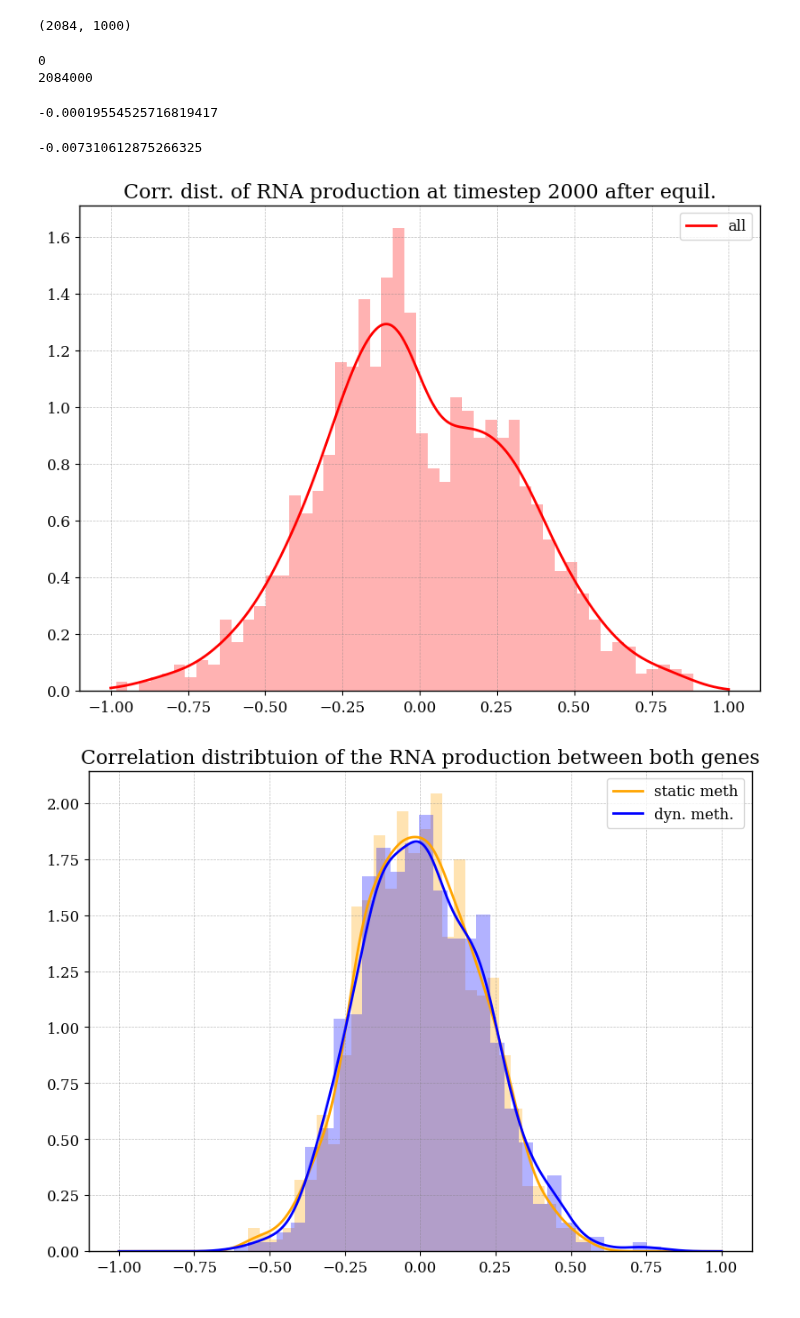
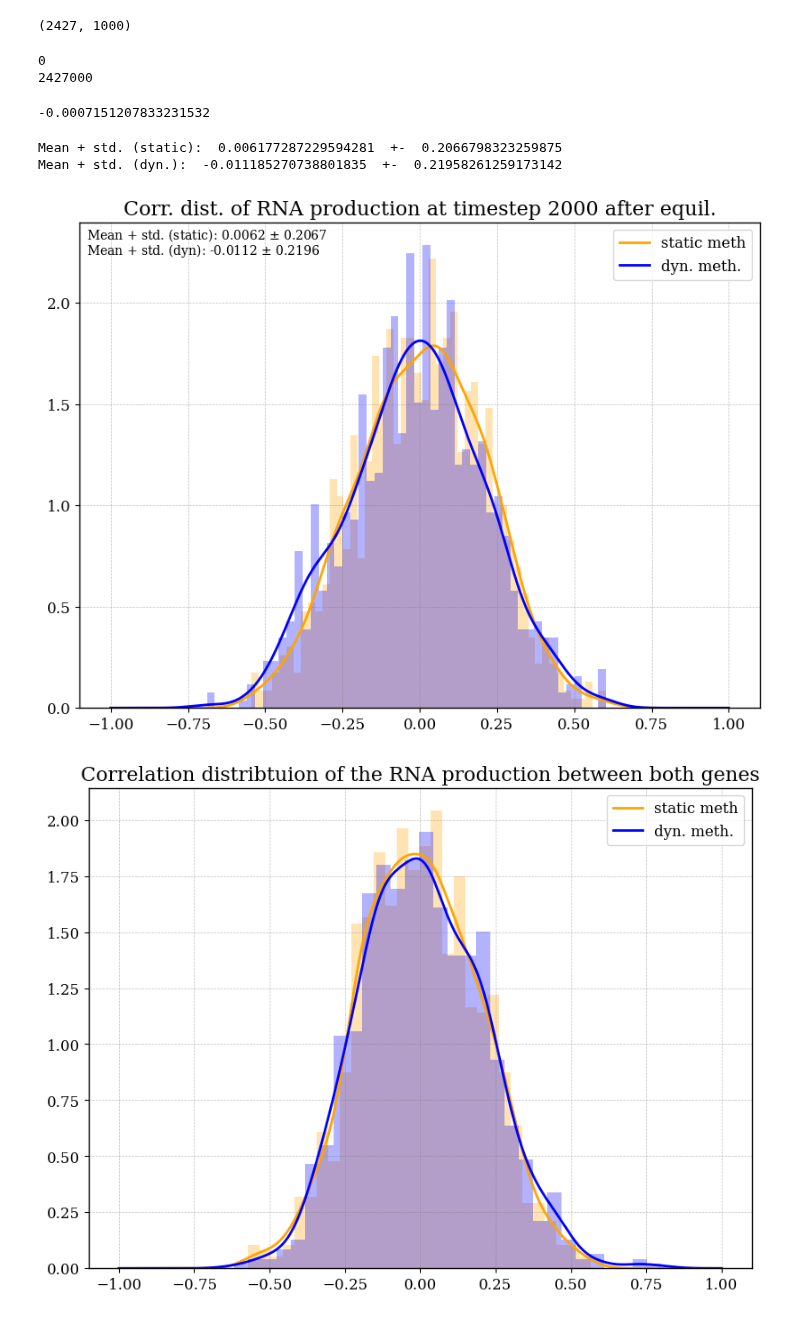
Before and after one commit to RicemanBoy/trafficRNA, a Jupyter notebook: trafficRNA.ipynb, the cells around one changed output. Cells and saved outputs as stored; diff of their text form; code cells hidden in the pictures.

```diff
--- a/trafficRNA.ipynb
+++ b/trafficRNA.ipynb
@@ -10,9 +10,9 @@ from utils.simulation import *
 # %%
 #Work here with the defined classes in simulation2.py
 
-n = 1
+n = 5
 
-p1, m_on, m_off = 0.01, 0.1, 0.1
+p1, m_on, m_off = 0.1, 0.01, 0.01
 
 # gene1 = gene(3, boxes, p1, p2)
 # gene2 = gene(3, boxes, p1, p2)
@@ -30,7 +30,7 @@ mod_corrx, mod_corrxm = corrx.T, corrxm.T
 
 np.shape(mod_corrx)  #          #timewindows x #shots
 # %% [output]
-(2084, 1000)
+(2427, 1000)
 # %%
 #Check for nan, no nan ==> notnice = 0
 
@@ -49,7 +49,7 @@ print(notnice)
 print(nice)
 # %% [output]
 0
-2084000
+2427000
 # %%
 avg_corr = 0
 for i in range(np.shape(mod_corrx)[0]):
@@ -66,42 +66,50 @@ avg_corr = avg_corr/np.shape(mod_corrx)[0]
 
 print(avg_corr)
 # %% [output]
--0.00019554525716819417
+-0.0007151207833231532
 # %%
 mod_corrx, mod_corrxm = corrx.T, corrxm.T
 
 time = 2000
 
 corr1 = mod_corrx[:][time]
 corrm1 = mod_corrxm[:][time]
 
 hmm_corr1 = [i for i in corr1 if np.abs(i)>0]
 hmm_corrm1 = [i for i in corrm1 if np.abs(i)>0]
 
-print(np.mean(hmm_corr1+hmm_corrm1))
+m1, std1 = np.mean(hmm_corr1), np.std(hmm_corr1)
+print("Mean + std. (static): ", m1, " +- ", std1)
+
+m2, std2 = np.mean(hmm_corrm1), np.std(hmm_corrm1)
+print("Mean + std. (dyn.): ", m2, " +- ", std2)
 
 kde = stats.gaussian_kde(hmm_corr1)
 
 kde_m = stats.gaussian_kde(hmm_corrm1)
 
 xx = np.linspace(-1,1, 1000)
 fig, ax = plt.subplots(figsize=(8,6))
 
-# ax.hist(hmm_corr1, density=True, bins=50, alpha=0.3, color="orange")
-# ax.hist(hmm_corrm1, density=True, bins=50, alpha=0.3, color="blue")
-# ax.plot(xx, kde(xx), label="static meth", color="orange")
-# ax.plot(xx, kde_m(xx), label="dyn. meth.", color="blue")
+ax.hist(hmm_corr1, density=True, bins=50, alpha=0.3, color="orange")
+ax.hist(hmm_corrm1, density=True, bins=50, alpha=0.3, color="blue")
+ax.plot(xx, kde(xx), label="static meth", color="orange")
+ax.plot(xx, kde_m(xx), label="dyn. meth.", color="blue")
 
-ax.hist(hmm_corr1+hmm_corrm1, density=True, bins=50, alpha=0.3, color="red")
-ax.plot(xx, (kde(xx)+kde_m(xx))/2, label="all", color="red")
+ax.text(0.01, 0.99, r"Mean + std. (static): {} $\pm$ {}".format(round(m1,4), round(std1,4)), ha="left", va="top", transform=ax.transAxes)
+ax.text(0.01, 0.96, r"Mean + std. (dyn): {} $\pm$ {}".format(round(m2,4), round(std2,4)), ha="left", va="top", transform=ax.transAxes)
+
+# ax.hist(hmm_corr1+hmm_corrm1, density=True, bins=50, alpha=0.3, color="red")
+# ax.plot(xx, (kde(xx)+kde_m(xx))/2, label="all", color="red")
 
 plt.legend()
 plt.title("Corr. dist. of RNA production at timestep {} after equil.".format(time))
-plt.savefig("figures/corr7.png", dpi=300)
+plt.savefig("figures/corr39.png", dpi=300)
 plt.show()
 # %% [output]
--0.007310612875266325
+Mean + std. (static):  0.006177287229594281  +-  0.2066798323259875
+Mean + std. (dyn.):  -0.011185270738801835  +-  0.21958261259173142
-[figure, old version]
+[figure, new version]
 # %%
 corrm1 = [i for i in corrm if i != 0]
 
```
Also changed, not shown: parts of 1 cell of this notebook, 33 other files.
